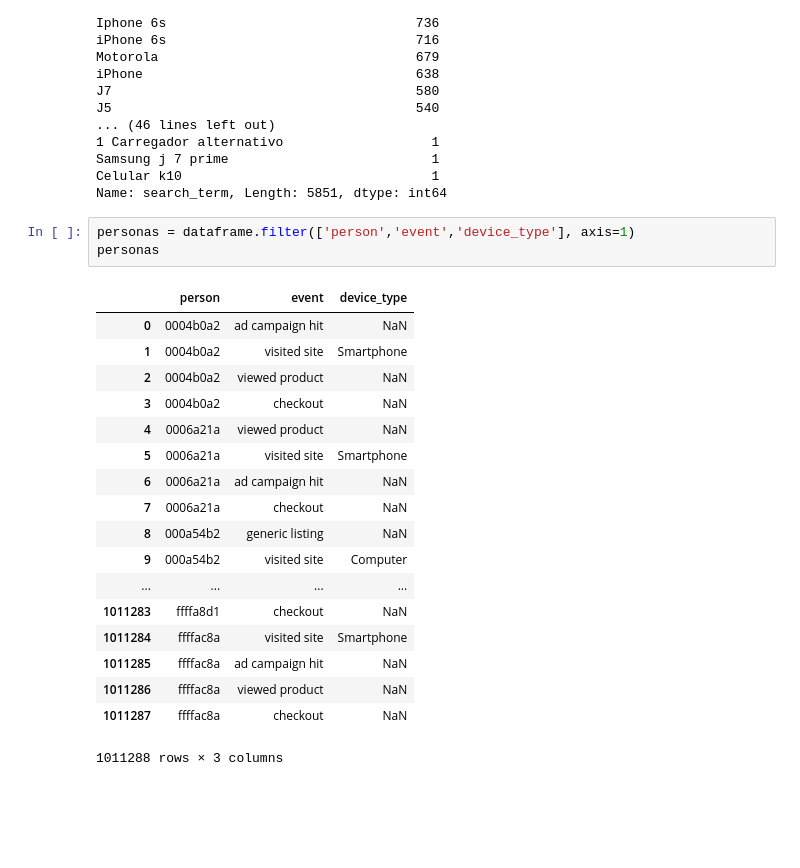
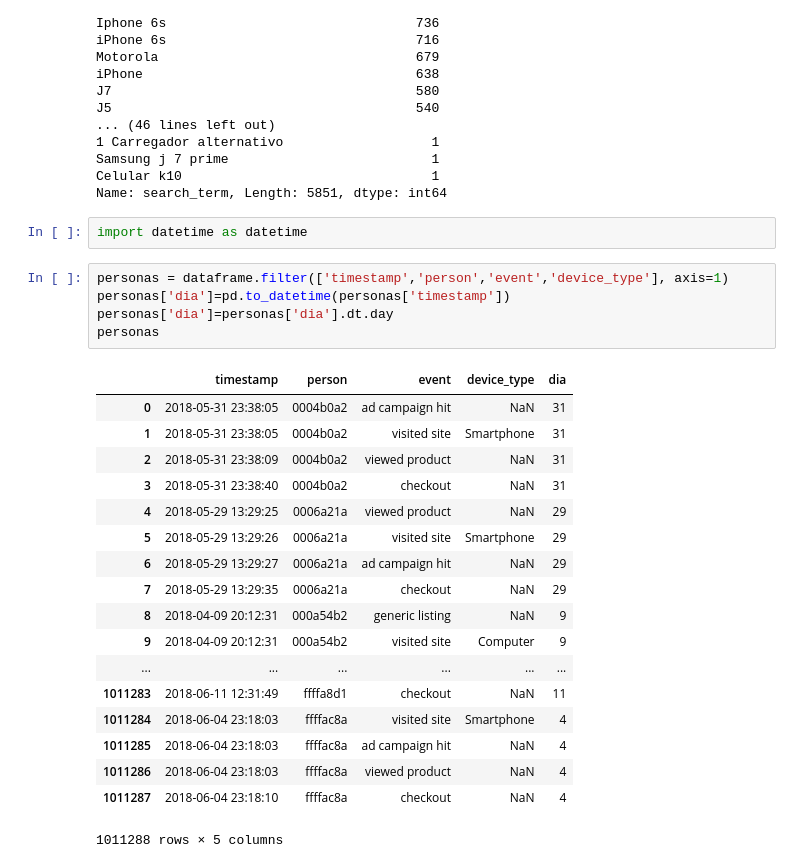
Before and after one commit to EugeniaFranchi/TP-Datos, a Jupyter notebook: TpDatos.ipynb, the cells around one changed output. Cells and saved outputs as stored; diff of their text form; blank space fills up the shorter version.

```diff
--- a/TpDatos.ipynb
+++ b/TpDatos.ipynb
@@ -776,26 +776,30 @@ J5                                       540
 Samsung j 7 prime                          1
 Celular k10                                1
 Name: search_term, Length: 5851, dtype: int64
+# %%
+import datetime as datetime
 # %%
-personas = dataframe.filter(['person','event','device_type'], axis=1)
+personas = dataframe.filter(['timestamp','person','event','device_type'], axis=1)
+personas['dia']=pd.to_datetime(personas['timestamp'])
+personas['dia']=personas['dia'].dt.day
 personas
 # %% [output]
-|  | person | event | device_type |
-| 0 | 0004b0a2 | ad campaign hit | NaN |
-| 1 | 0004b0a2 | visited site | Smartphone |
-| 2 | 0004b0a2 | viewed product | NaN |
-| 3 | 0004b0a2 | checkout | NaN |
-| 4 | 0006a21a | viewed product | NaN |
-| 5 | 0006a21a | visited site | Smartphone |
-| 6 | 0006a21a | ad campaign hit | NaN |
-| 7 | 0006a21a | checkout | NaN |
-| 8 | 000a54b2 | generic listing | NaN |
-| 9 | 000a54b2 | visited site | Computer |
-| ... | ... | ... | ... |
-| 1011283 | ffffa8d1 | checkout | NaN |
-| 1011284 | ffffac8a | visited site | Smartphone |
-| 1011285 | ffffac8a | ad campaign hit | NaN |
-| 1011286 | ffffac8a | viewed product | NaN |
-| 1011287 | ffffac8a | checkout | NaN |
+|  | timestamp | person | event | device_type | dia |
+| 0 | 2018-05-31 23:38:05 | 0004b0a2 | ad campaign hit | NaN | 31 |
+| 1 | 2018-05-31 23:38:05 | 0004b0a2 | visited site | Smartphone | 31 |
+| 2 | 2018-05-31 23:38:09 | 0004b0a2 | viewed product | NaN | 31 |
+| 3 | 2018-05-31 23:38:40 | 0004b0a2 | checkout | NaN | 31 |
+| 4 | 2018-05-29 13:29:25 | 0006a21a | viewed product | NaN | 29 |
+| 5 | 2018-05-29 13:29:26 | 0006a21a | visited site | Smartphone | 29 |
+| 6 | 2018-05-29 13:29:27 | 0006a21a | ad campaign hit | NaN | 29 |
+| 7 | 2018-05-29 13:29:35 | 0006a21a | checkout | NaN | 29 |
+| 8 | 2018-04-09 20:12:31 | 000a54b2 | generic listing | NaN | 9 |
+| 9 | 2018-04-09 20:12:31 | 000a54b2 | visited site | Computer | 9 |
+| ... | ... | ... | ... | ... | ... |
+| 1011283 | 2018-06-11 12:31:49 | ffffa8d1 | checkout | NaN | 11 |
+| 1011284 | 2018-06-04 23:18:03 | ffffac8a | visited site | Smartphone | 4 |
+| 1011285 | 2018-06-04 23:18:03 | ffffac8a | ad campaign hit | NaN | 4 |
+| 1011286 | 2018-06-04 23:18:03 | ffffac8a | viewed product | NaN | 4 |
+| 1011287 | 2018-06-04 23:18:10 | ffffac8a | checkout | NaN | 4 |
-1011288 rows × 3 columns
+1011288 rows × 5 columns
 # %%
```
Also changed, not shown: parts of 8 cells of this notebook.
